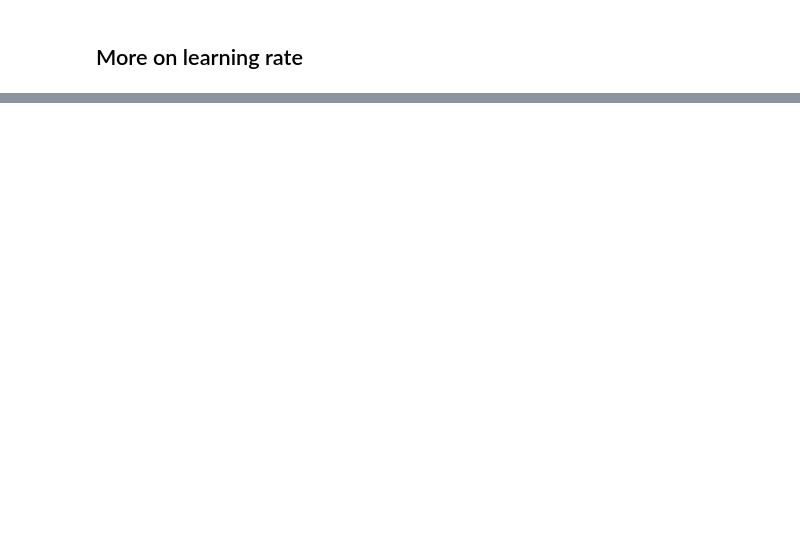
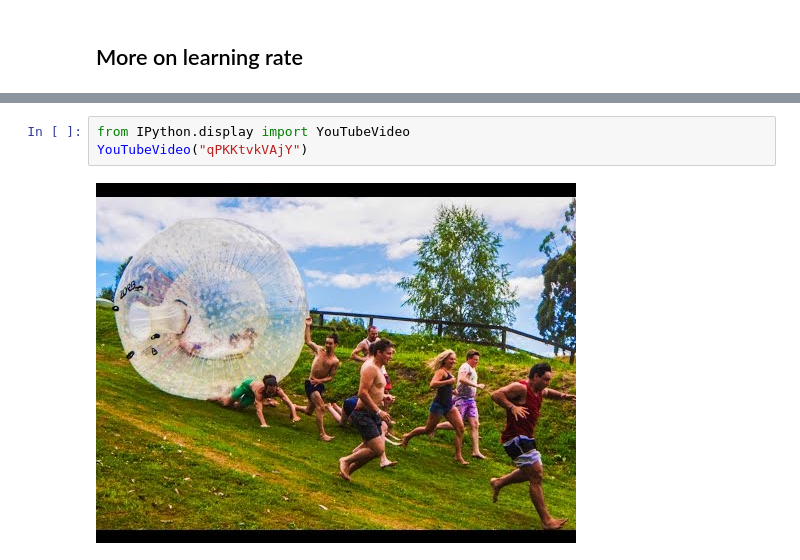
Before and after one commit to qingkaikong/blog, a Jupyter notebook: 2017_05_More_on_applying_ANN/More_on_ANN.ipynb, the cells around one changed output, grey strips where cells are left out. Cells and saved outputs as stored; diff of their text form; blank space fills up the shorter version.

```diff
--- a/2017_05_More_on_applying_ANN/More_on_ANN.ipynb
+++ b/2017_05_More_on_applying_ANN/More_on_ANN.ipynb
@@ -35,0 +44,5 @@ The above figure shows a simple example the effect of using a large and small le
+# %%
+from IPython.display import YouTubeVideo
+YouTubeVideo("qPKKtvkVAjY")
+# %% [output]
+[figure, added]
```
Also changed, not shown: parts of 2 cells of this notebook.
